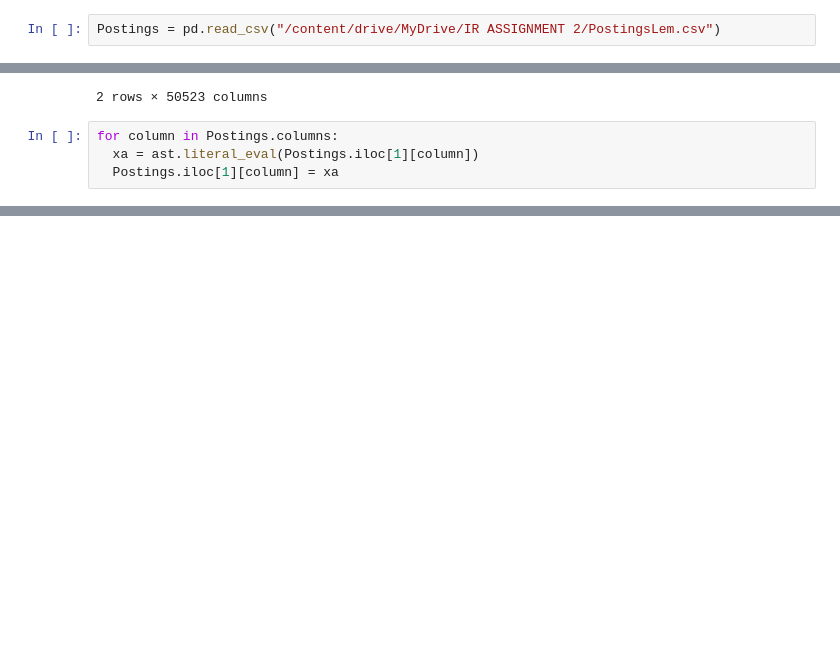
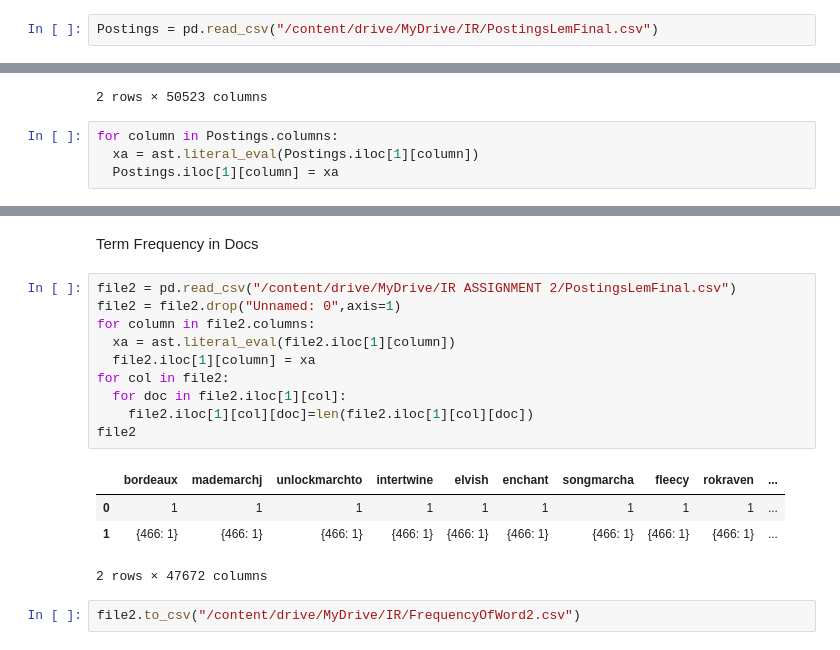
Before and after one commit to rahul1921/IR2021_A2_22, a Jupyter notebook: IR_A2_Q1.ipynb, the cells around one changed output, grey strips where cells are left out. Saved outputs shown, nothing was run; the diff lists cells and outputs as text; blank space fills up the shorter version.

Commit message:
added jaccard tfidf cosine and postings

```diff
--- a/IR_A2_Q1.ipynb
+++ b/IR_A2_Q1.ipynb
@@ -190,5 +204,5 @@ Support for searching
 # %%
-Postings = pd.read_csv("/content/drive/MyDrive/IR ASSIGNMENT 2/PostingsLem.csv")
+Postings = pd.read_csv("/content/drive/MyDrive/IR/PostingsLemFinal.csv")
 # %%
 Postings = Postings.drop(["Unnamed: 0"],axis=1)
 # %%
@@ -269,0 +284,19 @@ Documents containing query are following :
+# %% [markdown]
+Term Frequency in Docs
+# %%
+file2 = pd.read_csv("/content/drive/MyDrive/IR ASSIGNMENT 2/PostingsLemFinal.csv")
+file2 = file2.drop("Unnamed: 0",axis=1)
+for column in file2.columns:
+  xa = ast.literal_eval(file2.iloc[1][column])
+  file2.iloc[1][column] = xa
+for col in file2:
+  for doc in file2.iloc[1][col]:
+    file2.iloc[1][col][doc]=len(file2.iloc[1][col][doc])
+file2
+# %% [output]
+|  | bordeaux | mademarchj | unlockmarchto | intertwine | elvish | enchant | songmarcha | fleecy | rokraven | ... |
+| 0 | 1 | 1 | 1 | 1 | 1 | 1 | 1 | 1 | 1 | ... |
+| 1 | {466: 1} | {466: 1} | {466: 1} | {466: 1} | {466: 1} | {466: 1} | {466: 1} | {466: 1} | {466: 1} | ... |
+2 rows × 47672 columns
+# %%
+file2.to_csv("/content/drive/MyDrive/IR/FrequencyOfWord2.csv")
```
Also changed, not shown: parts of 14 cells of this notebook, 2 other files.
